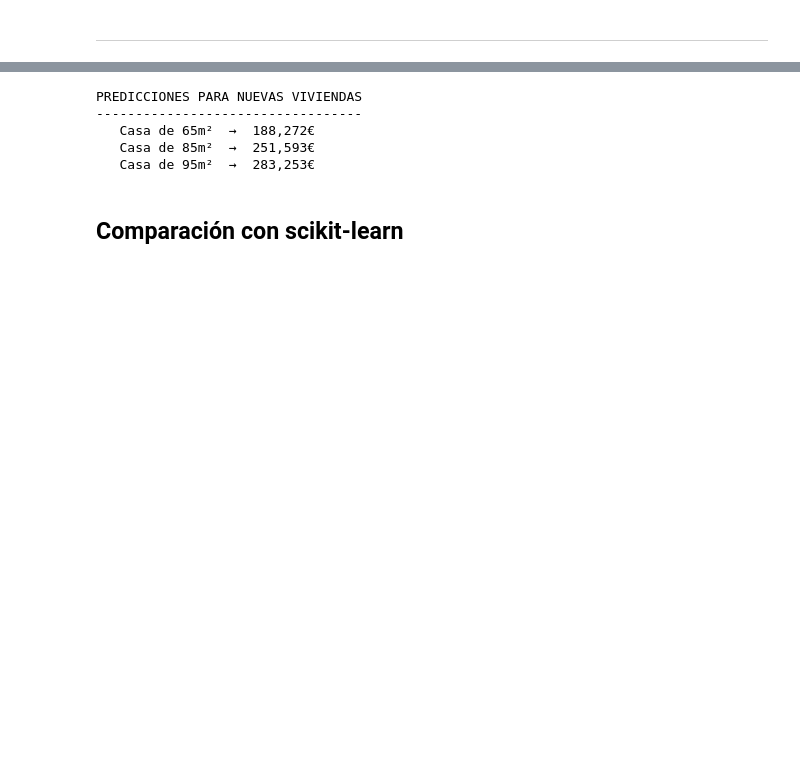
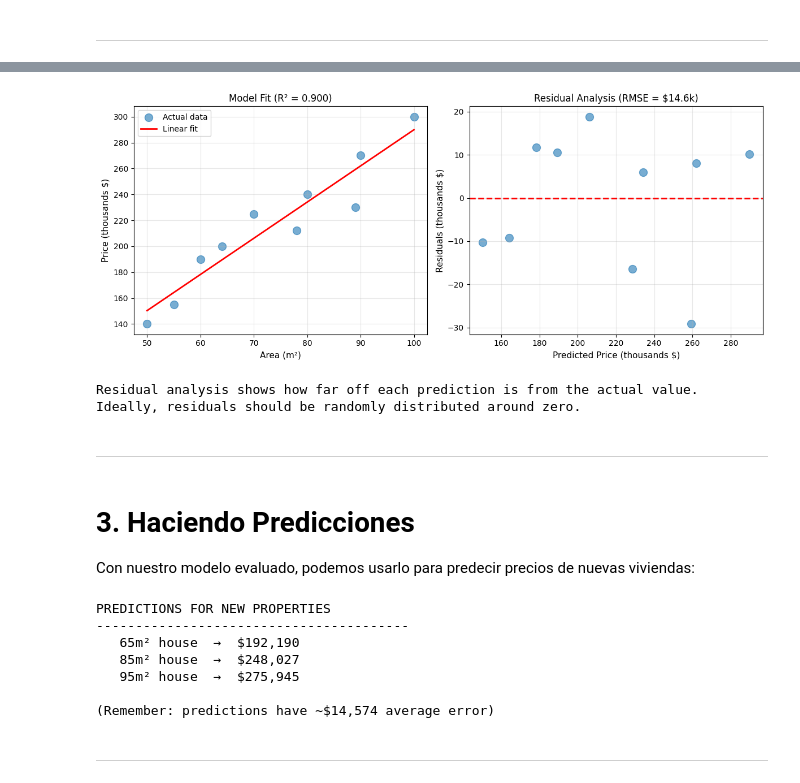
Before and after one commit to financieras/math_for_ai, a Jupyter notebook: estadistica/articulo2_evaluando_regresion_lineal.ipynb, the cells around one changed output, grey strips where cells are left out. Saved outputs shown, nothing was run; the diff lists cells and outputs as text; code cells hidden in the pictures; blank space fills up the shorter version.

```diff
--- a/estadistica/articulo2_evaluando_regresion_lineal.ipynb
+++ b/estadistica/articulo2_evaluando_regresion_lineal.ipynb
@@ -120,17 +111,60 @@ Por eso usamos el RMSE, que está en euros y representa el error promedio en las
+# %%
+# Visualización del modelo
+plt.figure(figsize=(12, 5))
+
+# Subplot 1: Ajuste del modelo
+plt.subplot(1, 2, 1)
+plt.scatter(area, price/1000, alpha=0.6, s=100, label='Actual data')
+plt.plot(area, y_pred/1000, 'r-', linewidth=2, label='Linear fit')
+plt.xlabel('Area (m²)', fontsize=11)
+plt.ylabel('Price (thousands $)', fontsize=11)
+plt.title(f'Model Fit (R² = {r2:.3f})', fontsize=12)
+plt.legend()
+plt.grid(alpha=0.3)
+
+# Subplot 2: Análisis de residuos
+plt.subplot(1, 2, 2)
+residuals = y - y_pred
+plt.scatter(y_pred/1000, residuals/1000, alpha=0.6, s=100)
+plt.axhline(y=0, color='r', linestyle='--', linewidth=2)
+plt.xlabel('Predicted Price (thousands $)', fontsize=11)
+plt.ylabel('Residuals (thousands $)', fontsize=11)
+plt.title(f'Residual Analysis (RMSE = ${rmse/1000:.1f}k)', fontsize=12)
+plt.grid(alpha=0.3)
+
+plt.tight_layout()
+plt.show()
+
+print("\nResidual analysis shows how far off each prediction is from the actual value.")
+print("Ideally, residuals should be randomly distributed around zero.")
+# %% [output]
+[figure, added]
+Residual analysis shows how far off each prediction is from the actual value.
+Ideally, residuals should be randomly distributed around zero.
+# %% [markdown]
+---
+# %% [markdown]
+# **3. Haciendo Predicciones**
+
+Con nuestro modelo evaluado, podemos usarlo para predecir precios de nuevas viviendas:
 # %%
-# Predicciones para nuevas casas
-nuevas_superficies = np.array([65, 85, 95])
-predicciones = w[0] + w[1] * nuevas_superficies
+# Predicciones para nuevas viviendas
+new_areas = np.array([65, 85, 95])
+predictions = w[0] + w[1] * new_areas
 
-print("\nPREDICCIONES PARA NUEVAS VIVIENDAS")
-print("-" * 34)
-for sup, pred in zip(nuevas_superficies, predicciones):
-    print(f"   Casa de {sup}m²  →  {pred:,.0f}€")
+print("\nPREDICTIONS FOR NEW PROPERTIES")
+print("-" * 40)
+for area_val, pred in zip(new_areas, predictions):
+    print(f"   {area_val}m² house  →  ${pred:,.0f}")
+
+print(f"\n(Remember: predictions have ~${rmse:,.0f} average error)")
 # %% [output]
-PREDICCIONES PARA NUEVAS VIVIENDAS
-----------------------------------
-   Casa de 65m²  →  188,272€
-   Casa de 85m²  →  251,593€
-   Casa de 95m²  →  283,253€
+PREDICTIONS FOR NEW PROPERTIES
+----------------------------------------
+   65m² house  →  $192,190
+   85m² house  →  $248,027
+   95m² house  →  $275,945
+
+(Remember: predictions have ~$14,574 average error)
-# %% [markdown]
-## Comparación con scikit-learn
+# %% [markdown]
+---
```
Also changed, not shown: parts of 16 cells of this notebook.
